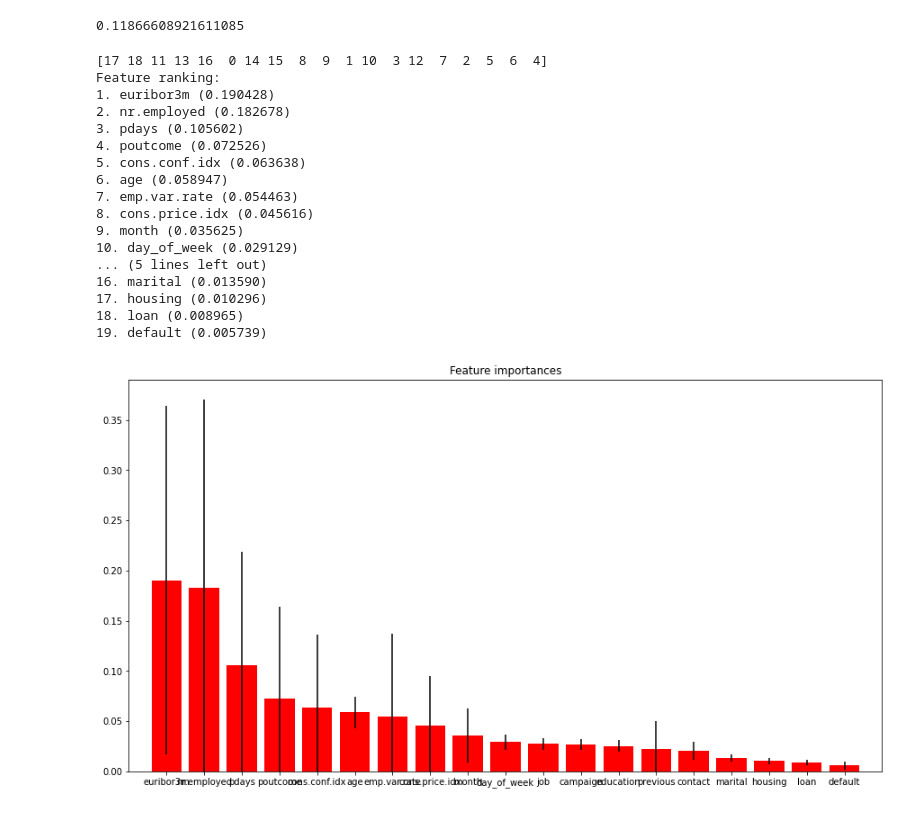
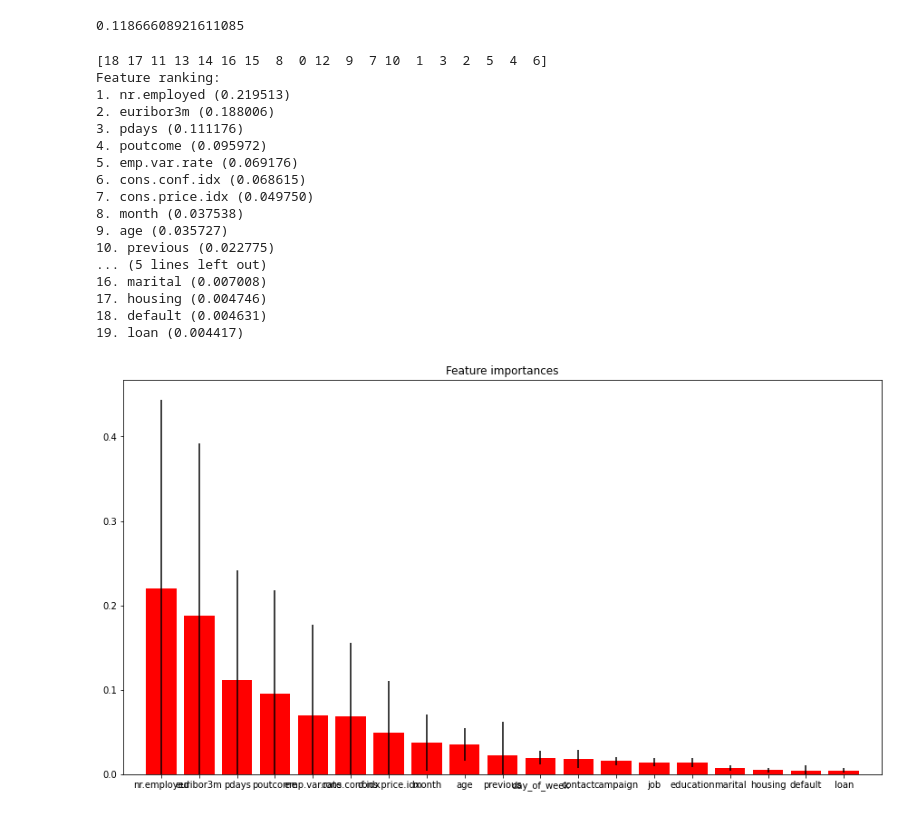
Before and after one commit to KilledByBugs/CE888_labs, a Jupyter notebook: bank_classification(lab3).ipynb, the cells around one changed output. Cells and saved outputs as stored; diff of their text form; code cells hidden in the pictures.

```diff
--- a/bank_classification(lab3).ipynb
+++ b/bank_classification(lab3).ipynb
@@ -144,5 +144,5 @@ Dummy F1: 0.12311496 +/- 0.01570868
 # %%
-clf = RandomForestClassifier(n_estimators=100, max_depth=2) #n_estimators is the number of trees, defalt = 100
+clf = RandomForestClassifier(n_estimators=100, max_depth=12) #n_estimators is the number of trees, defalt = 100
 dummy_clf = DummyClassifier(strategy='stratified') # always predicts the mean of the training set
 scores = cross_val_score(clf, X_train, y_train.ravel(), cv=10, scoring=make_scorer(mse))
 dummy_scores = cross_val_score(dummy_clf, X_train, y_train.ravel(), cv=10, scoring=make_scorer(mse))
@@ -155,8 +154,0 @@ Dummy MSE: 0.19702580 +/- 0.00660856
-# %%
-clf = RandomForestClassifier(n_estimators=100, max_depth=6) #n_estimators is the number of trees, defalt = 100
-dummy_clf = DummyClassifier(strategy='stratified') # always predicts the mean of the training set
-scores = cross_val_score(clf, X_train, y_train.ravel(), cv=10, scoring='f1')
-dummy_scores = cross_val_score(dummy_clf, X_train, y_train.ravel(), cv=10, scoring='f1')
-
-print("F1: %0.8f +/- %0.8f" % (scores.mean(), scores.std()))
-print("Dummy F1: %0.8f +/- %0.8f" % (dummy_scores.mean(), dummy_scores.std()))
@@ -202,52 +191,52 @@ sklearn.metrics.f1_score(y, y_pred_dummy)
 0.11866608921611085
 # %%
 #importance
-clf = RandomForestClassifier(n_estimators=1000, max_depth=10) #n_estimators is the number of trees, defalt = 100
+clf = RandomForestClassifier(n_estimators=400, max_depth=8) #n_estimators is the number of trees, defalt = 100
 clf.fit(X,y)
 
 importances = clf.feature_importances_
 std = np.std([tree.feature_importances_ for tree in clf.estimators_],
              axis=0)
 indices = np.argsort(importances)[::-1]
 print(indices)
 
 # Print the feature ranking
 print("Feature ranking:")
 
 for f in range(X.shape[1]):
     print("%d. %s (%f)" % (f + 1, features[indices[f]],  importances[indices[f]]))
 
 # Plot the feature importances of the forest
 fig = plt.figure()
 plt.title("Feature importances")
 plt.bar(range(X.shape[1]), importances[indices],
        color="r", yerr=std[indices], align="center")
 plt.xticks(range(X.shape[1]), np.array(features)[indices])
 plt.xlim([-1, X.shape[1]])
 plt.ylim([0, None])
 
 fig.set_size_inches(15, 8)
 
 # plt.savefig("importances.pdf", bbox_inches='tight')
 # %% [output]
-[17 18 11 13 16  0 14 15  8  9  1 10  3 12  7  2  5  6  4]
+[18 17 11 13 14 16 15  8  0 12  9  7 10  1  3  2  5  4  6]
 Feature ranking:
-1. euribor3m (0.190428)
-2. nr.employed (0.182678)
-3. pdays (0.105602)
-4. poutcome (0.072526)
-5. cons.conf.idx (0.063638)
-6. age (0.058947)
-7. emp.var.rate (0.054463)
-8. cons.price.idx (0.045616)
-9. month (0.035625)
-10. day_of_week (0.029129)
+1. nr.employed (0.219513)
+2. euribor3m (0.188006)
+3. pdays (0.111176)
+4. poutcome (0.095972)
+5. emp.var.rate (0.069176)
+6. cons.conf.idx (0.068615)
+7. cons.price.idx (0.049750)
+8. month (0.037538)
+9. age (0.035727)
+10. previous (0.022775)
 ... (5 lines left out)
-16. marital (0.013590)
-17. housing (0.010296)
-18. loan (0.008965)
-19. default (0.005739)
+16. marital (0.007008)
+17. housing (0.004746)
+18. default (0.004631)
+19. loan (0.004417)
-[figure, old version]
+[figure, new version]
 # %%
 import sklearn
 sorted(sklearn.metrics.SCORERS.keys())
```
Also changed, not shown: parts of 5 cells of this notebook.
